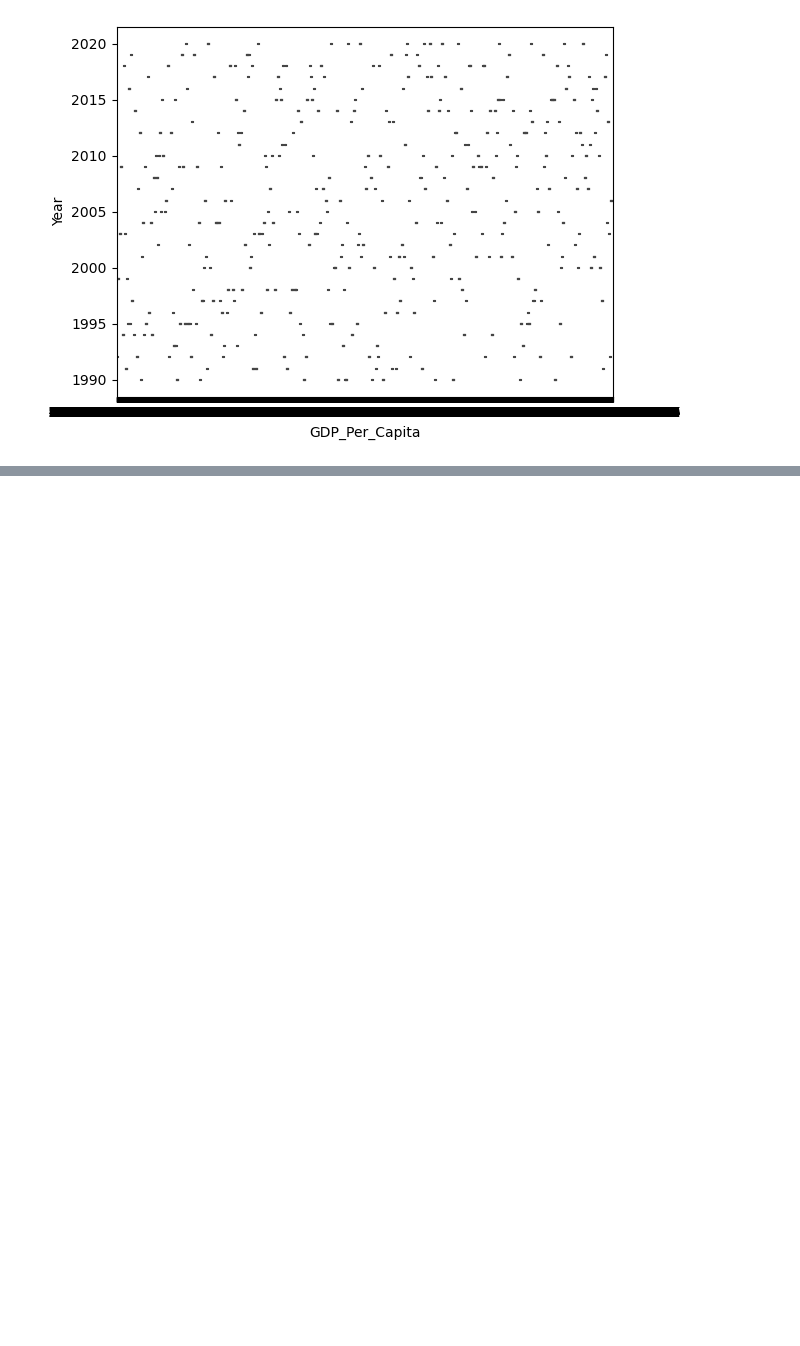
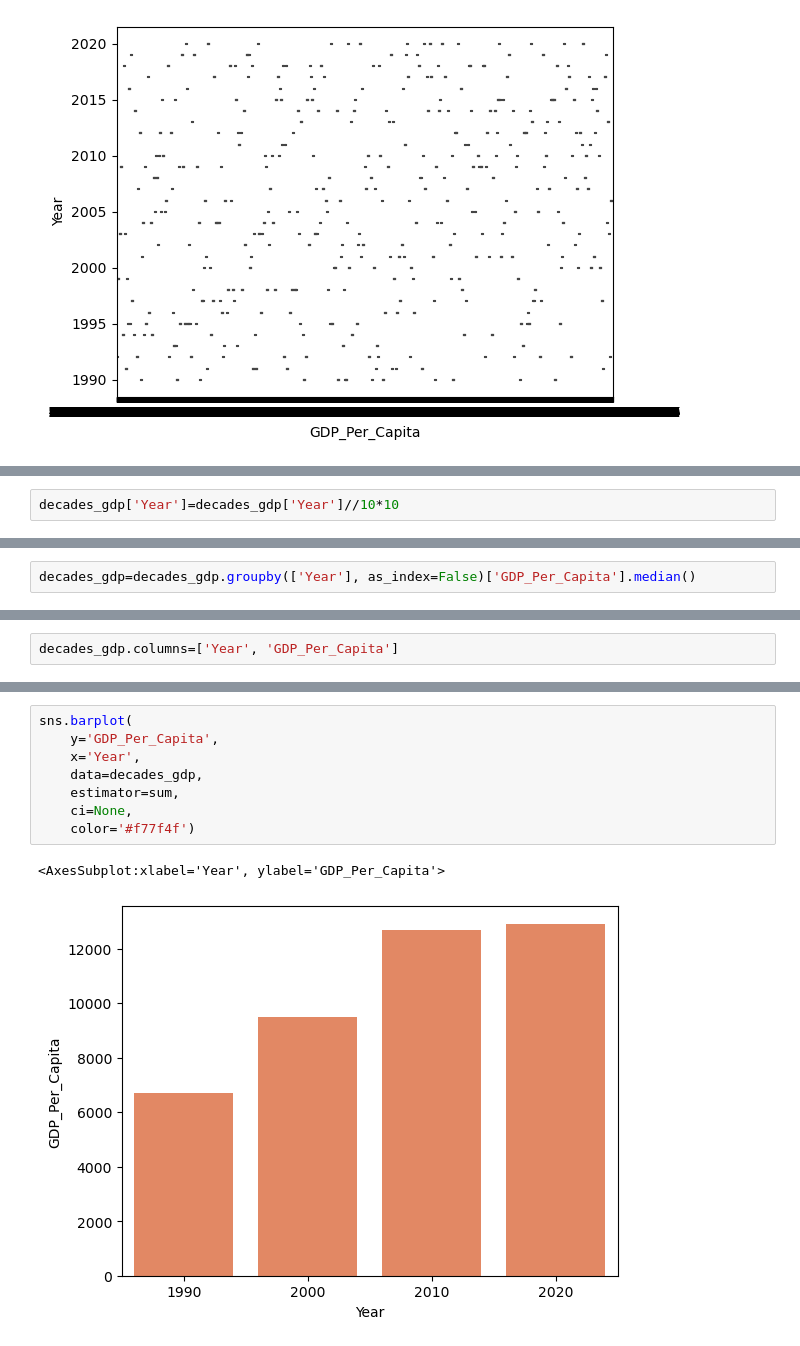
Before and after one commit to NSS-Full-Time-Data-Analytics-11/un-project-evan-dallas01, a Jupyter notebook: UN Dataset.ipynb, the cells around one changed output, grey strips where cells are left out. Saved outputs shown, nothing was run; the diff lists cells and outputs as text; blank space fills up the shorter version.

```diff
--- a/UN Dataset.ipynb
+++ b/UN Dataset.ipynb
@@ -108,0 +113,2 @@ sns.boxplot( x=gdp_df["GDP_Per_Capita"], y=gdp_df["Year"] )
+# %%
+decades_gdp['Year']=decades_gdp['Year']//10*10
@@ -108,0 +132,2 @@ sns.boxplot( x=gdp_df["GDP_Per_Capita"], y=gdp_df["Year"] )
+# %%
+decades_gdp=decades_gdp.groupby(['Year'], as_index=False)['GDP_Per_Capita'].median()
@@ -108,0 +138,2 @@ sns.boxplot( x=gdp_df["GDP_Per_Capita"], y=gdp_df["Year"] )
+# %%
+decades_gdp.columns=['Year', 'GDP_Per_Capita']
@@ -108,0 +153,11 @@ sns.boxplot( x=gdp_df["GDP_Per_Capita"], y=gdp_df["Year"] )
+# %%
+sns.barplot(
+    y='GDP_Per_Capita',
+    x='Year',
+    data=decades_gdp,
+    estimator=sum,
+    ci=None,
+    color='#f77f4f')
+# %% [output]
+<AxesSubplot:xlabel='Year', ylabel='GDP_Per_Capita'>
+[figure, added]
```
Also changed, not shown: parts of 15 cells of this notebook.
